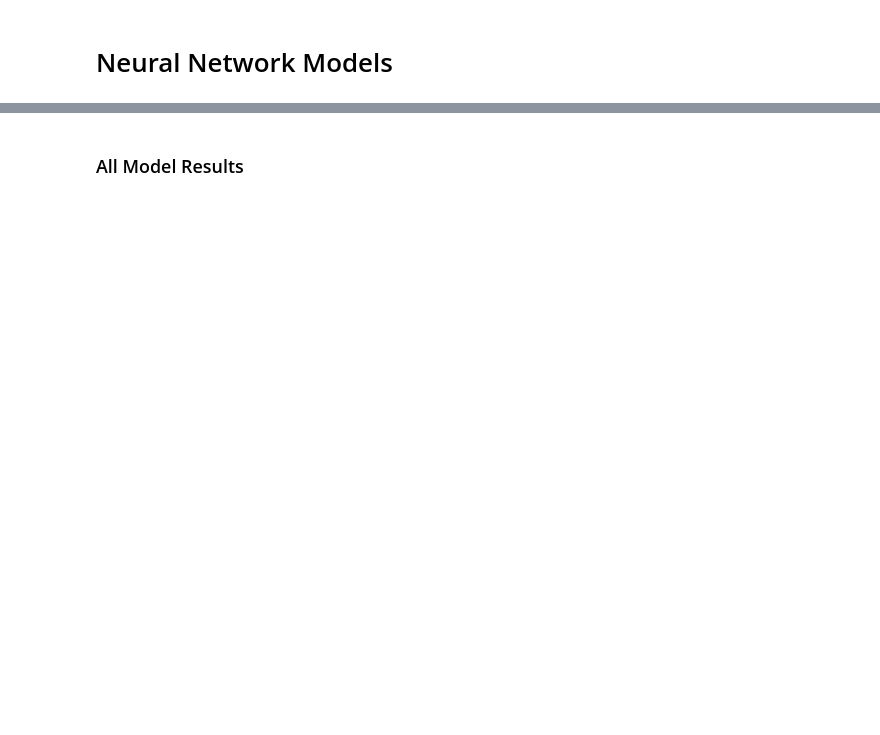
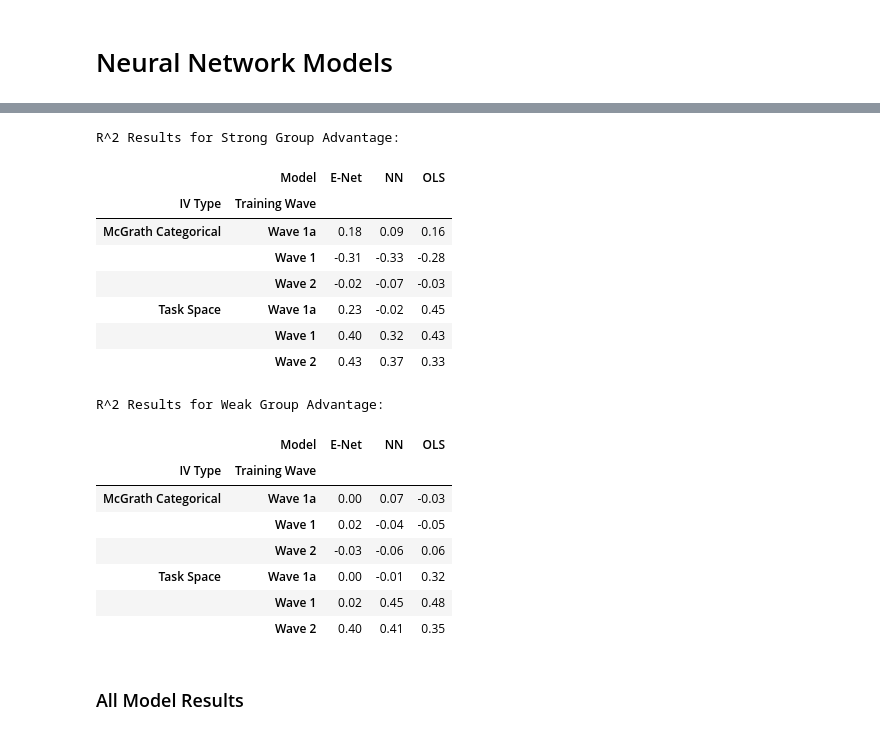
Before and after one commit to alicexcai/ontology-groupprediction, a Jupyter notebook: scripts/models.ipynb, the cells around one changed output, grey strips where cells are left out. Cells and saved outputs as stored; diff of their text form; code cells hidden in the pictures; blank space fills up the shorter version.

Commit message:
figure updates and re-running code on the waves

```diff
--- a/scripts/models.ipynb
+++ b/scripts/models.ipynb
@@ -769,3 +774,52 @@ Fitting Model for Waves 1-2, Weak (Composition)...
+# %%
+def create_r2_dataframe(results_dict, dv_type):
+    data = []
+
+    for iv_type, models in results_dict.items():
+        for model_type, waves in models.items():
+            for wave, dv_values in waves.items():
+                if dv_values[dv_type] is not None:
+                    data.append({
+                        'IV Type': iv_type,
+                        'Training Wave': wave,
+                        'Model': model_type,
+                        'R^2': dv_values[dv_type]
+                    })
+
+    df = pd.DataFrame(data)
+    df['R^2'] = df['R^2'].round(2)
+
+    # Order the 'Training Wave' column
+    wave_order = ['Wave 1a', 'Wave 1', 'Wave 2']
+    df['Training Wave'] = pd.Categorical(df['Training Wave'], categories=wave_order, ordered=True)
+
+    df_pivot = df.pivot_table(values='R^2', index=['IV Type', 'Training Wave'], columns='Model')
+
+    return df_pivot
+
+print("R^2 Results for Strong Group Advantage:")
+display(create_r2_dataframe(MODEL_R2_RESULTS, "strong"))
+print("R^2 Results for Weak Group Advantage:")
+display(create_r2_dataframe(MODEL_R2_RESULTS, "weak"))
+# %% [output]
+R^2 Results for Strong Group Advantage:
+|  | Model | E-Net | NN | OLS |
+| IV Type | Training Wave |  |  |  |
+| McGrath Categorical | Wave 1a | 0.18 | 0.09 | 0.16 |
+|  | Wave 1 | -0.31 | -0.33 | -0.28 |
+|  | Wave 2 | -0.02 | -0.07 | -0.03 |
+| Task Space | Wave 1a | 0.23 | -0.02 | 0.45 |
+|  | Wave 1 | 0.40 | 0.32 | 0.43 |
+|  | Wave 2 | 0.43 | 0.37 | 0.33 |
+R^2 Results for Weak Group Advantage:
+|  | Model | E-Net | NN | OLS |
+| IV Type | Training Wave |  |  |  |
+| McGrath Categorical | Wave 1a | 0.00 | 0.07 | -0.03 |
+|  | Wave 1 | 0.02 | -0.04 | -0.05 |
+|  | Wave 2 | -0.03 | -0.06 | 0.06 |
+| Task Space | Wave 1a | 0.00 | -0.01 | 0.32 |
+|  | Wave 1 | 0.02 | 0.45 | 0.48 |
+|  | Wave 2 | 0.40 | 0.41 | 0.35 |
 # %% [markdown]
 ### All Model Results
 # %%
```
Also changed, not shown: parts of 53 cells of this notebook, 8 other files.
